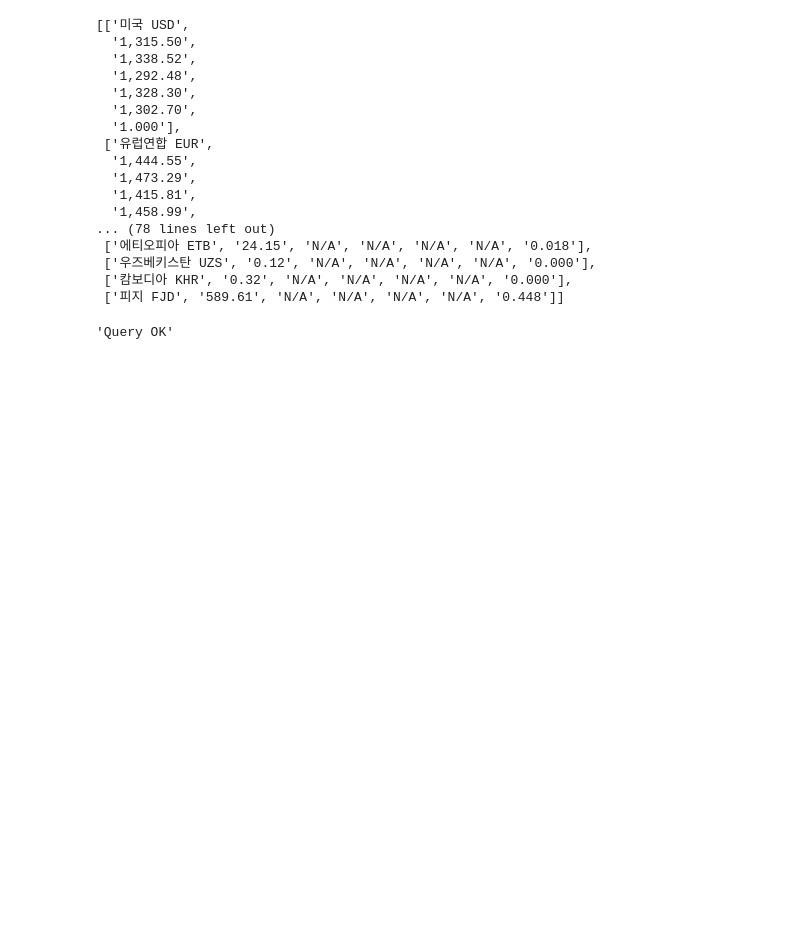
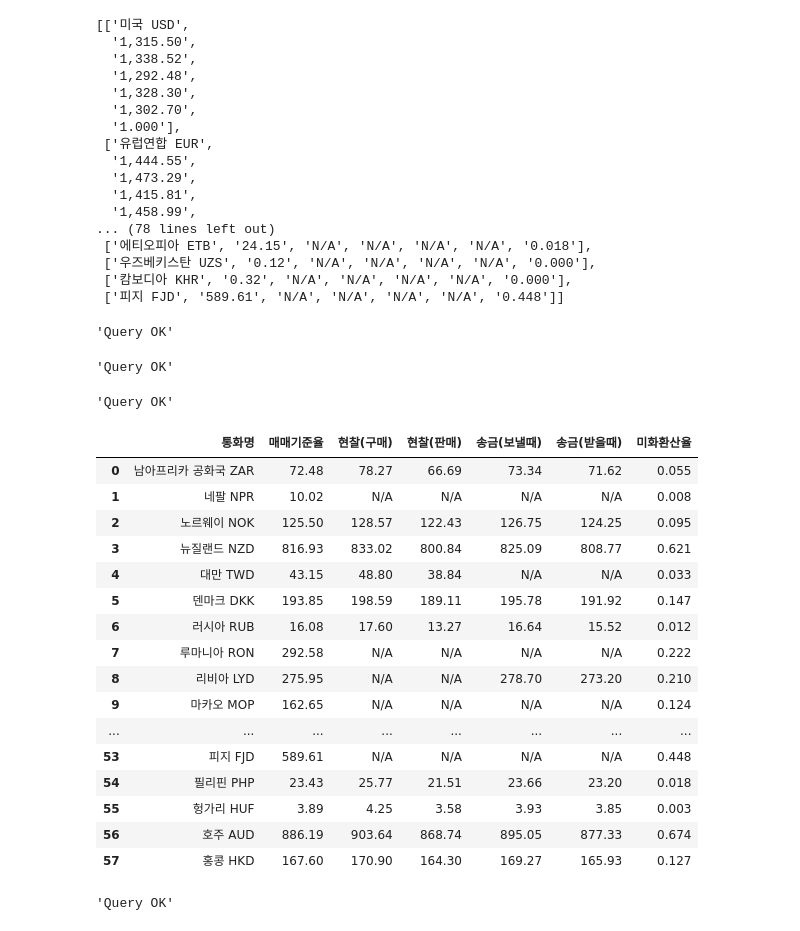
Before and after one commit to sejinhwang97ko/2023prac, a Jupyter notebook: 20230419/02_crawlling.ipynb, the cells around one changed output. Saved outputs shown, nothing was run; the diff lists cells and outputs as text; code cells hidden in the pictures; blank space fills up the shorter version.

```diff
--- a/20230419/02_crawlling.ipynb
+++ b/20230419/02_crawlling.ipynb
@@ -154,3 +154,25 @@ sql ="""
 db.func_3(sql)
 # %% [output]
 'Query OK'
+# %%
+# naver라는 이름으로 생성한 테이블에 데이터 삽입
+# 데이터를 삽입하는 insert문을 작성
+
+sql = """
+    insert into naver
+    values (%s, %s, %s, %s, %s, %s, %s)
+"""
+
+values = [1,2,3,4,5,6,7]
+
+db.func_3(sql,values)
+# %% [output]
+'Query OK'
+# %%
+sql = """
+    delete from naver
+"""
+
+db.func_3(sql)
+# %% [output]
+'Query OK'
@@ -156,0 +187,27 @@ db.func_3(sql)
+# %%
+sql = """
+    select
+    *
+    from
+    naver
+"""
+
+db.func_3(sql)
+# %% [output]
+|  | 통화명 | 매매기준율 | 현찰(구매) | 현찰(판매) | 송금(보낼때) | 송금(받을때) | 미화환산율 |
+| 0 | 남아프리카 공화국 ZAR | 72.48 | 78.27 | 66.69 | 73.34 | 71.62 | 0.055 |
+| 1 | 네팔 NPR | 10.02 | N/A | N/A | N/A | N/A | 0.008 |
+| 2 | 노르웨이 NOK | 125.50 | 128.57 | 122.43 | 126.75 | 124.25 | 0.095 |
+| 3 | 뉴질랜드 NZD | 816.93 | 833.02 | 800.84 | 825.09 | 808.77 | 0.621 |
+| 4 | 대만 TWD | 43.15 | 48.80 | 38.84 | N/A | N/A | 0.033 |
+| 5 | 덴마크 DKK | 193.85 | 198.59 | 189.11 | 195.78 | 191.92 | 0.147 |
+| 6 | 러시아 RUB | 16.08 | 17.60 | 13.27 | 16.64 | 15.52 | 0.012 |
+| 7 | 루마니아 RON | 292.58 | N/A | N/A | N/A | N/A | 0.222 |
+| 8 | 리비아 LYD | 275.95 | N/A | N/A | 278.70 | 273.20 | 0.210 |
+| 9 | 마카오 MOP | 162.65 | N/A | N/A | N/A | N/A | 0.124 |
+| ... | ... | ... | ... | ... | ... | ... | ... |
+| 53 | 피지 FJD | 589.61 | N/A | N/A | N/A | N/A | 0.448 |
+| 54 | 필리핀 PHP | 23.43 | 25.77 | 21.51 | 23.66 | 23.20 | 0.018 |
+| 55 | 헝가리 HUF | 3.89 | 4.25 | 3.58 | 3.93 | 3.85 | 0.003 |
+| 56 | 호주 AUD | 886.19 | 903.64 | 868.74 | 895.05 | 877.33 | 0.674 |
+| 57 | 홍콩 HKD | 167.60 | 170.90 | 164.30 | 169.27 | 165.93 | 0.127 |
@@ -156,0 +221,8 @@ db.func_3(sql)
+# %%
+sql = """
+    delete from naver2
+"""
+
+db.func_3(sql)
+# %% [output]
+'Query OK'
```
Also changed, not shown: parts of 3 cells of this notebook, 1 other file.
